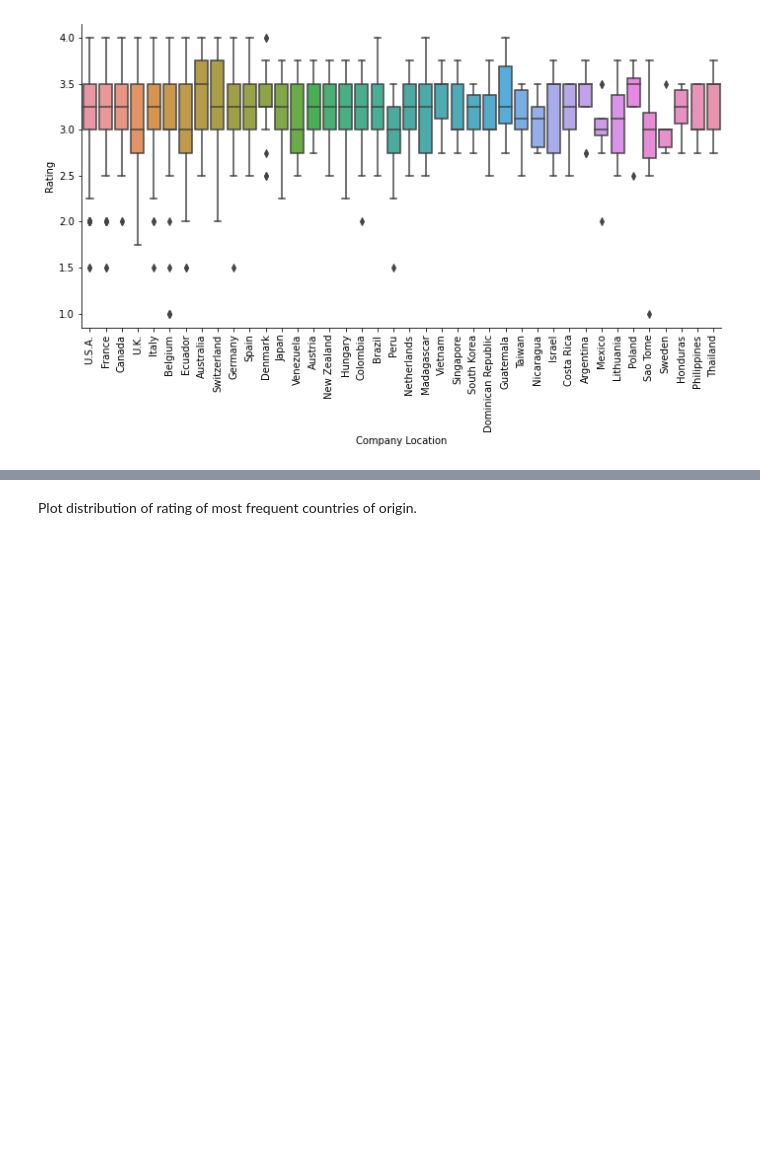
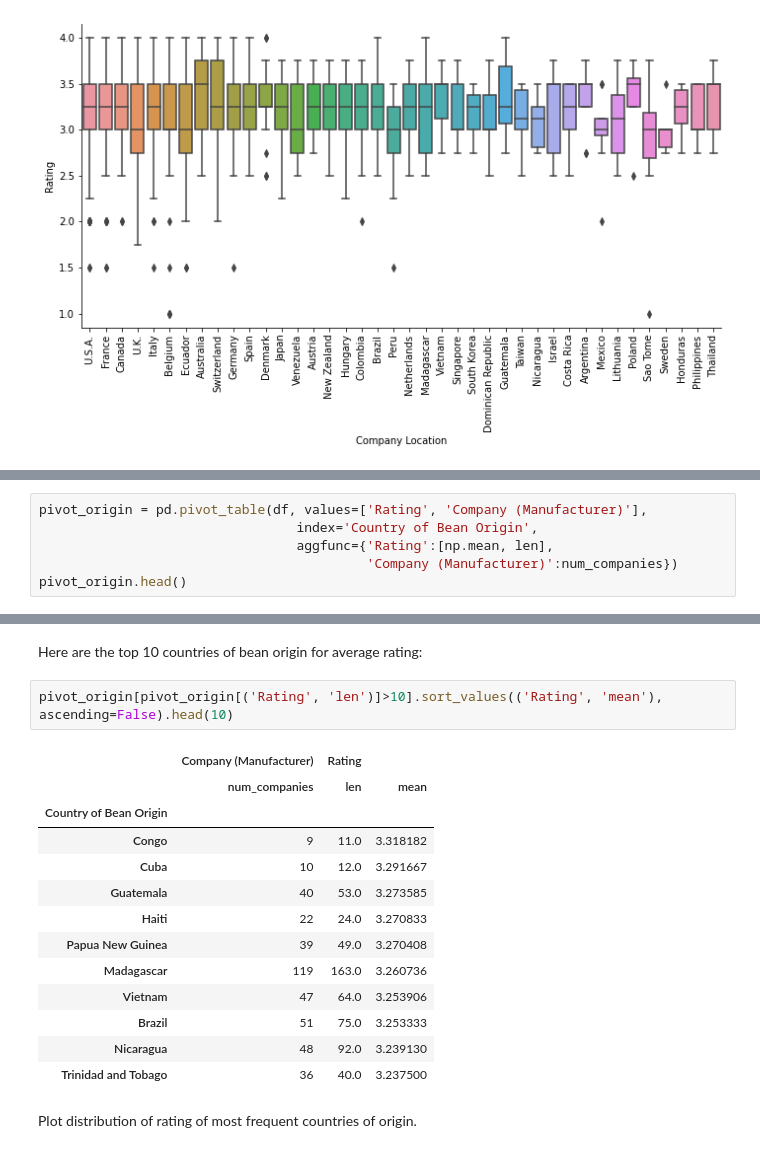
Before and after one commit to SimoneGiovannini/chocolate-rating-project, a Jupyter notebook: eda.ipynb, the cells around one changed output, grey strips where cells are left out. Drawn from its saved outputs; the diff is of its cells as text; blank space fills up the shorter version.

```diff
--- a/eda.ipynb
+++ b/eda.ipynb
@@ -225,0 +245,6 @@ plt.xticks(rotation=90);
+# %%
+pivot_origin = pd.pivot_table(df, values=['Rating', 'Company (Manufacturer)'],
+                                 index='Country of Bean Origin',
+                                 aggfunc={'Rating':[np.mean, len],
+                                          'Company (Manufacturer)':num_companies})
+pivot_origin.head()
@@ -226,3 +260,21 @@ plt.xticks(rotation=90);
+# %% [markdown]
+Here are the top 10 countries of bean origin for average rating:
+# %%
+pivot_origin[pivot_origin[('Rating', 'len')]>10].sort_values(('Rating', 'mean'), ascending=False).head(10)
+# %% [output]
+|  | Company (Manufacturer) | Rating |  |
+|  | num_companies | len | mean |
+| Country of Bean Origin |  |  |  |
+| Congo | 9 | 11.0 | 3.318182 |
+| Cuba | 10 | 12.0 | 3.291667 |
+| Guatemala | 40 | 53.0 | 3.273585 |
+| Haiti | 22 | 24.0 | 3.270833 |
+| Papua New Guinea | 39 | 49.0 | 3.270408 |
+| Madagascar | 119 | 163.0 | 3.260736 |
+| Vietnam | 47 | 64.0 | 3.253906 |
+| Brazil | 51 | 75.0 | 3.253333 |
+| Nicaragua | 48 | 92.0 | 3.239130 |
+| Trinidad and Tobago | 36 | 40.0 | 3.237500 |
 # %% [markdown]
 Plot distribution of rating of most frequent countries of origin.
 # %%
```
Also changed, not shown: parts of 34 cells of this notebook.
